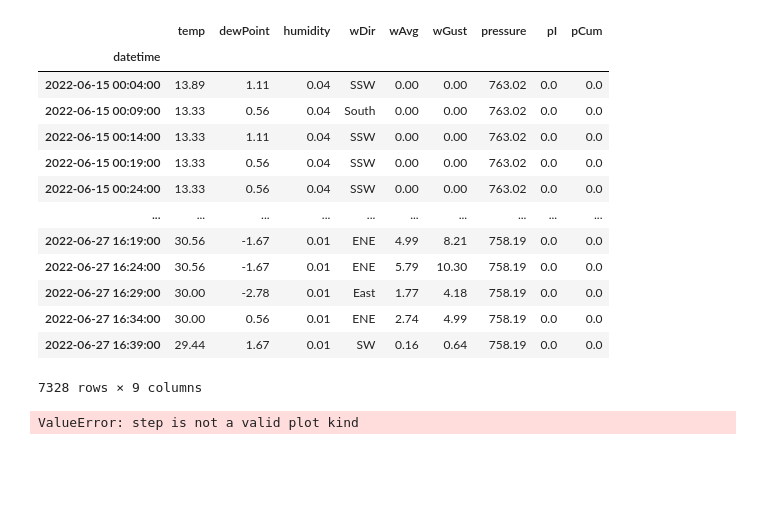
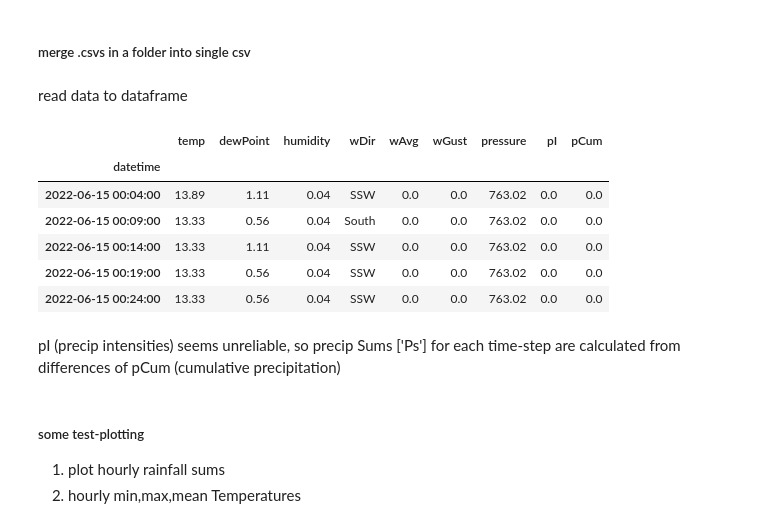
Before and after one commit to AndiHIbk/Wunderground_scraper, a Jupyter notebook: jupyter_nb/Testing parse and merge functions.ipynb, the cells around one changed output. Saved outputs shown, nothing was run; the diff lists cells and outputs as text; code cells hidden in the pictures; blank space fills up the shorter version.

Commit message:
added jupyter notebook highlighting potential use of the parse_pws_data functions and exemplary plotting of test-data

```diff
--- a/jupyter_nb/Testing parse and merge functions.ipynb
+++ b/jupyter_nb/Testing parse and merge functions.ipynb
@@ -7,4 +7,6 @@ import sys
 sys.path.append('../')
 import parse_pws_data as parsePWS
 import pandas as pd
+# %% [markdown]
+##### merge .csvs in a folder into single csv
 # %%
@@ -13,22 +15,22 @@ parsePWS.merge_csv(inDir='/home/uibk/DATA/02_data/wunderground/test/TEST2022/ITI
+# %% [markdown]
+read data to dataframe
 # %%
-dat=pd.read_csv('/home/uibk/DATA/02_data/wunderground/test/TEST2022/ITIROLAX2_CSV/Merged_CSV.csv',sep=';',index_col='datetime',
-                na_values=['NaN',-9999], parse_dates=True)
+dat=pd.read_csv('../test_data/ITIROLAX2/Merged_CSV.csv',
+                sep=';',
+                index_col='datetime',
+                na_values=['NaN',-9999],
+                parse_dates=True)
 # %%
-dat
+dat.head()
 # %% [output]
 |  | temp | dewPoint | humidity | wDir | wAvg | wGust | pressure | pI | pCum |
 | datetime |  |  |  |  |  |  |  |  |  |
-| 2022-06-15 00:04:00 | 13.89 | 1.11 | 0.04 | SSW | 0.00 | 0.00 | 763.02 | 0.0 | 0.0 |
-| 2022-06-15 00:09:00 | 13.33 | 0.56 | 0.04 | South | 0.00 | 0.00 | 763.02 | 0.0 | 0.0 |
-| 2022-06-15 00:14:00 | 13.33 | 1.11 | 0.04 | SSW | 0.00 | 0.00 | 763.02 | 0.0 | 0.0 |
-| 2022-06-15 00:19:00 | 13.33 | 0.56 | 0.04 | SSW | 0.00 | 0.00 | 763.02 | 0.0 | 0.0 |
-| 2022-06-15 00:24:00 | 13.33 | 0.56 | 0.04 | SSW | 0.00 | 0.00 | 763.02 | 0.0 | 0.0 |
-| ... | ... | ... | ... | ... | ... | ... | ... | ... | ... |
-| 2022-06-27 16:19:00 | 30.56 | -1.67 | 0.01 | ENE | 4.99 | 8.21 | 758.19 | 0.0 | 0.0 |
-| 2022-06-27 16:24:00 | 30.56 | -1.67 | 0.01 | ENE | 5.79 | 10.30 | 758.19 | 0.0 | 0.0 |
-| 2022-06-27 16:29:00 | 30.00 | -2.78 | 0.01 | East | 1.77 | 4.18 | 758.19 | 0.0 | 0.0 |
-| 2022-06-27 16:34:00 | 30.00 | 0.56 | 0.01 | ENE | 2.74 | 4.99 | 758.19 | 0.0 | 0.0 |
-| 2022-06-27 16:39:00 | 29.44 | 1.67 | 0.01 | SW | 0.16 | 0.64 | 758.19 | 0.0 | 0.0 |
+| 2022-06-15 00:04:00 | 13.89 | 1.11 | 0.04 | SSW | 0.0 | 0.0 | 763.02 | 0.0 | 0.0 |
+| 2022-06-15 00:09:00 | 13.33 | 0.56 | 0.04 | South | 0.0 | 0.0 | 763.02 | 0.0 | 0.0 |
+| 2022-06-15 00:14:00 | 13.33 | 1.11 | 0.04 | SSW | 0.0 | 0.0 | 763.02 | 0.0 | 0.0 |
+| 2022-06-15 00:19:00 | 13.33 | 0.56 | 0.04 | SSW | 0.0 | 0.0 | 763.02 | 0.0 | 0.0 |
+| 2022-06-15 00:24:00 | 13.33 | 0.56 | 0.04 | SSW | 0.0 | 0.0 | 763.02 | 0.0 | 0.0 |
-7328 rows × 9 columns
+# %% [markdown]
+pI (precip intensities) seems unreliable, so precip Sums ['Ps'] for each time-step are calculated from differences of pCum (cumulative precipitation)
 # %%
 import numpy as np
@@ -39,5 +38,12 @@ plt.grid()
+# %% [markdown]
+##### some test-plotting
+
+1) plot hourly rainfall sums
+2) hourly min,max,mean Temperatures
 # %%
-#dat.pI_new.plot()
-dat.pI_new.resample('h').sum().plot(kind='step')
+hourlySums=dat['pS'].resample('h').sum()
+dailySums =dat['pS'].resample('D').sum()
+
+T_hourly_max = dat['temp'].resample('h').max()
+T_hourly_min = dat['temp'].resample('h').min()
+T_hourly_mean = dat['temp'].resample('h').mean()
-# %% [output]
-ValueError: step is not a valid plot kind
```
Also changed, not shown: parts of 6 cells of this notebook.
